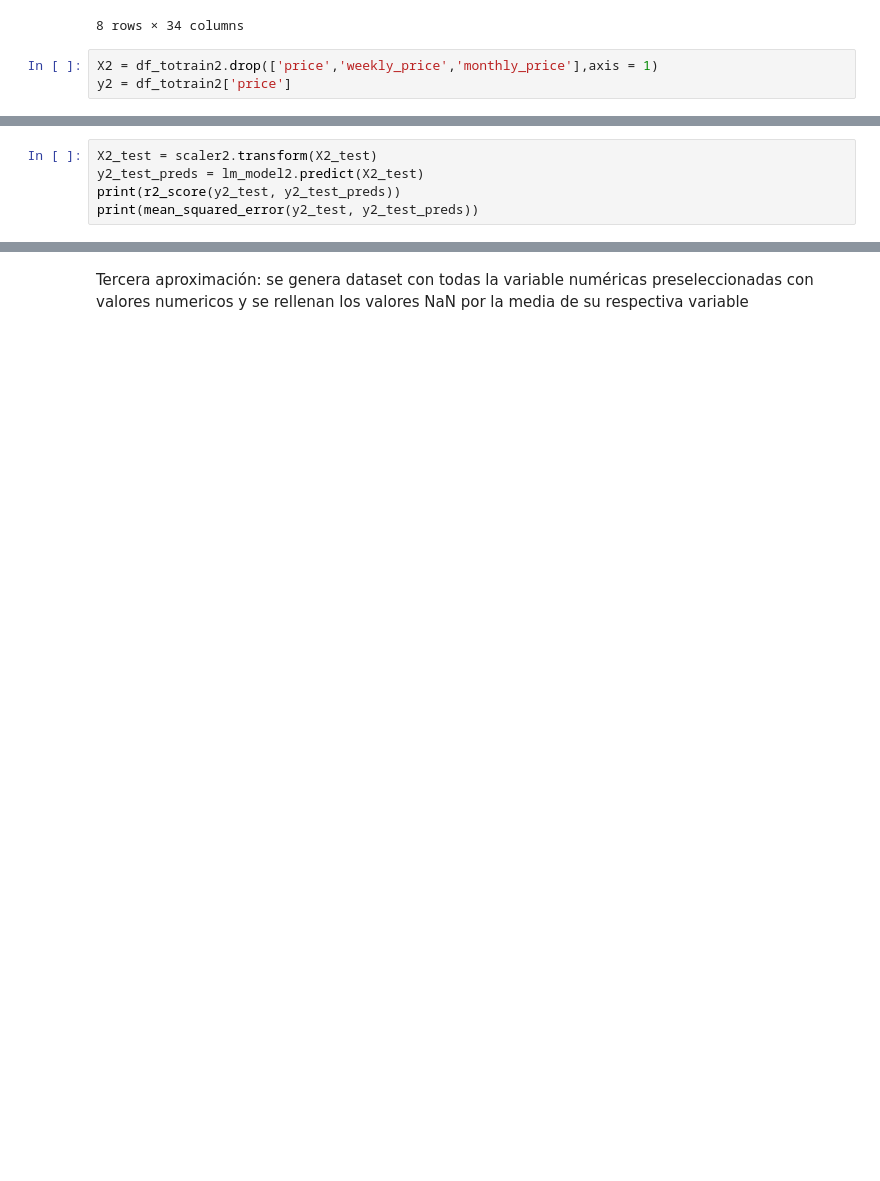
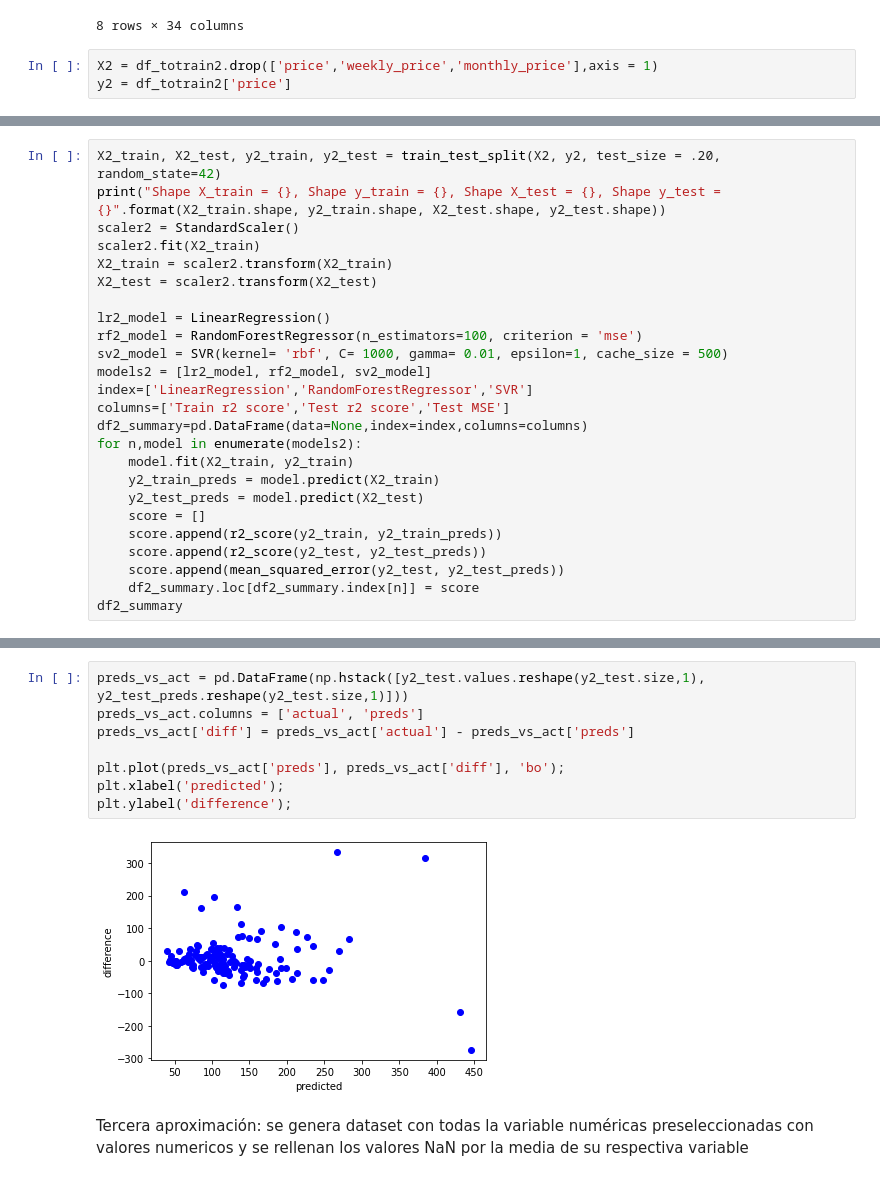
Before and after one commit to eyberthrojas/airbnb_price_prediction, a Jupyter notebook: price.ipynb, the cells around one changed output, grey strips where cells are left out. Saved outputs shown, nothing was run; the diff lists cells and outputs as text; blank space fills up the shorter version.

```diff
--- a/price.ipynb
+++ b/price.ipynb
@@ -175,5 +208,0 @@ Shape X_train = (568, 31), Shape y_train = (568,), Shape X_test = (142, 31), Sha
-# %%
-X2_test = scaler2.transform(X2_test)
-y2_test_preds = lm_model2.predict(X2_test)
-print(r2_score(y2_test, y2_test_preds))
-print(mean_squared_error(y2_test, y2_test_preds))
@@ -182,0 +209,25 @@ print(mean_squared_error(y2_test, y2_test_preds))
+# %%
+X2_train, X2_test, y2_train, y2_test = train_test_split(X2, y2, test_size = .20, random_state=42)
+print("Shape X_train = {}, Shape y_train = {}, Shape X_test = {}, Shape y_test = {}".format(X2_train.shape, y2_train.shape, X2_test.shape, y2_test.shape))
+scaler2 = StandardScaler()
+scaler2.fit(X2_train)
+X2_train = scaler2.transform(X2_train)
+X2_test = scaler2.transform(X2_test)
+
+lr2_model = LinearRegression()
+rf2_model = RandomForestRegressor(n_estimators=100, criterion = 'mse')
+sv2_model = SVR(kernel= 'rbf', C= 1000, gamma= 0.01, epsilon=1, cache_size = 500)
+models2 = [lr2_model, rf2_model, sv2_model]
+index=['LinearRegression','RandomForestRegressor','SVR']
+columns=['Train r2 score','Test r2 score','Test MSE']
+df2_summary=pd.DataFrame(data=None,index=index,columns=columns)
+for n,model in enumerate(models2):
+    model.fit(X2_train, y2_train)
+    y2_train_preds = model.predict(X2_train)
+    y2_test_preds = model.predict(X2_test)
+    score = []
+    score.append(r2_score(y2_train, y2_train_preds))
+    score.append(r2_score(y2_test, y2_test_preds))
+    score.append(mean_squared_error(y2_test, y2_test_preds))
+    df2_summary.loc[df2_summary.index[n]] = score
+df2_summary
@@ -183,3 +240,13 @@ print(mean_squared_error(y2_test, y2_test_preds))
+# %%
+preds_vs_act = pd.DataFrame(np.hstack([y2_test.values.reshape(y2_test.size,1), y2_test_preds.reshape(y2_test.size,1)]))
+preds_vs_act.columns = ['actual', 'preds']
+preds_vs_act['diff'] = preds_vs_act['actual'] - preds_vs_act['preds']
+
+plt.plot(preds_vs_act['preds'], preds_vs_act['diff'], 'bo');
+plt.xlabel('predicted');
+plt.ylabel('difference');
+# %% [output]
+[figure, added]
 # %% [markdown]
 Tercera aproximación: se genera dataset con todas la variable numéricas preseleccionadas con valores numericos y se rellenan los valores NaN por la media de su respectiva variable
 # %%
```
Also changed, not shown: parts of 32 cells of this notebook, 1 other file.
